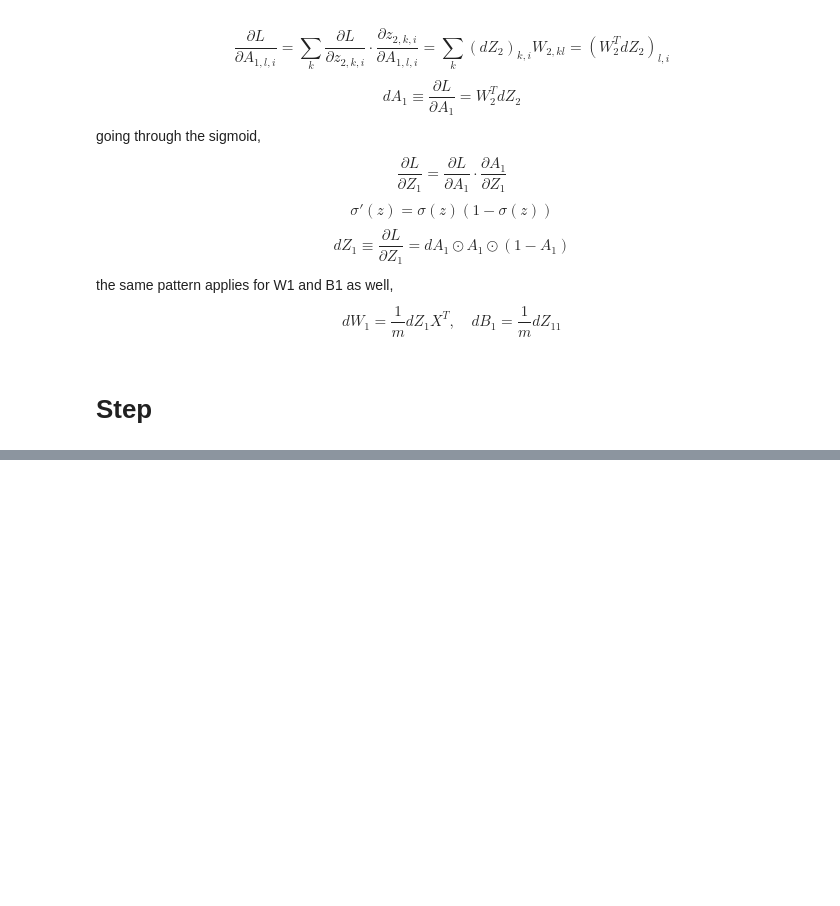
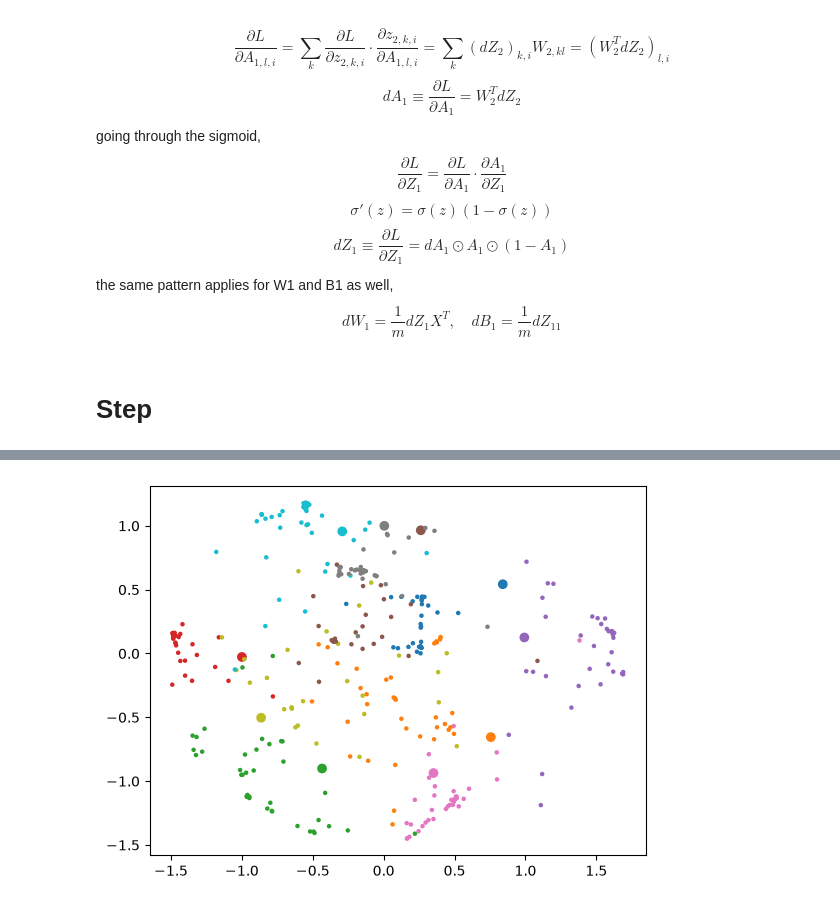
Before and after one commit to nveshaan/deep_learning, a Jupyter notebook: architectures/core/neural_network.ipynb, the cells around one changed output, grey strips where cells are left out. Drawn from its saved outputs; the diff is of its cells as text; code cells hidden in the pictures; blank space fills up the shorter version.

```diff
--- a/architectures/core/neural_network.ipynb
+++ b/architectures/core/neural_network.ipynb
@@ -236,0 +244,17 @@ weighted avg       0.92      0.91      0.91       360
+# %%
+from sklearn.decomposition import PCA
+
+pca = PCA(2)
+w = pca.fit_transform(W2)
+w = w / np.linalg.norm(w, axis=1)[..., None]
+
+E = np.dot(W1, X_test) + B1
+E = 1 / (1 + np.exp(-E))
+e = pca.transform(E.T)
+# e = e / np.linalg.norm(e, axis=1)[..., None]
+
+plt.scatter(w[:, 0], w[:, 1], c=range(10), cmap="tab10")
+plt.scatter(e[:, 0], e[:, 1], c=np.argmax(y_test, axis=0), cmap="tab10", s=5)
+plt.show()
+# %% [output]
+[figure, added]
```
Also changed, not shown: parts of 3 cells of this notebook.
